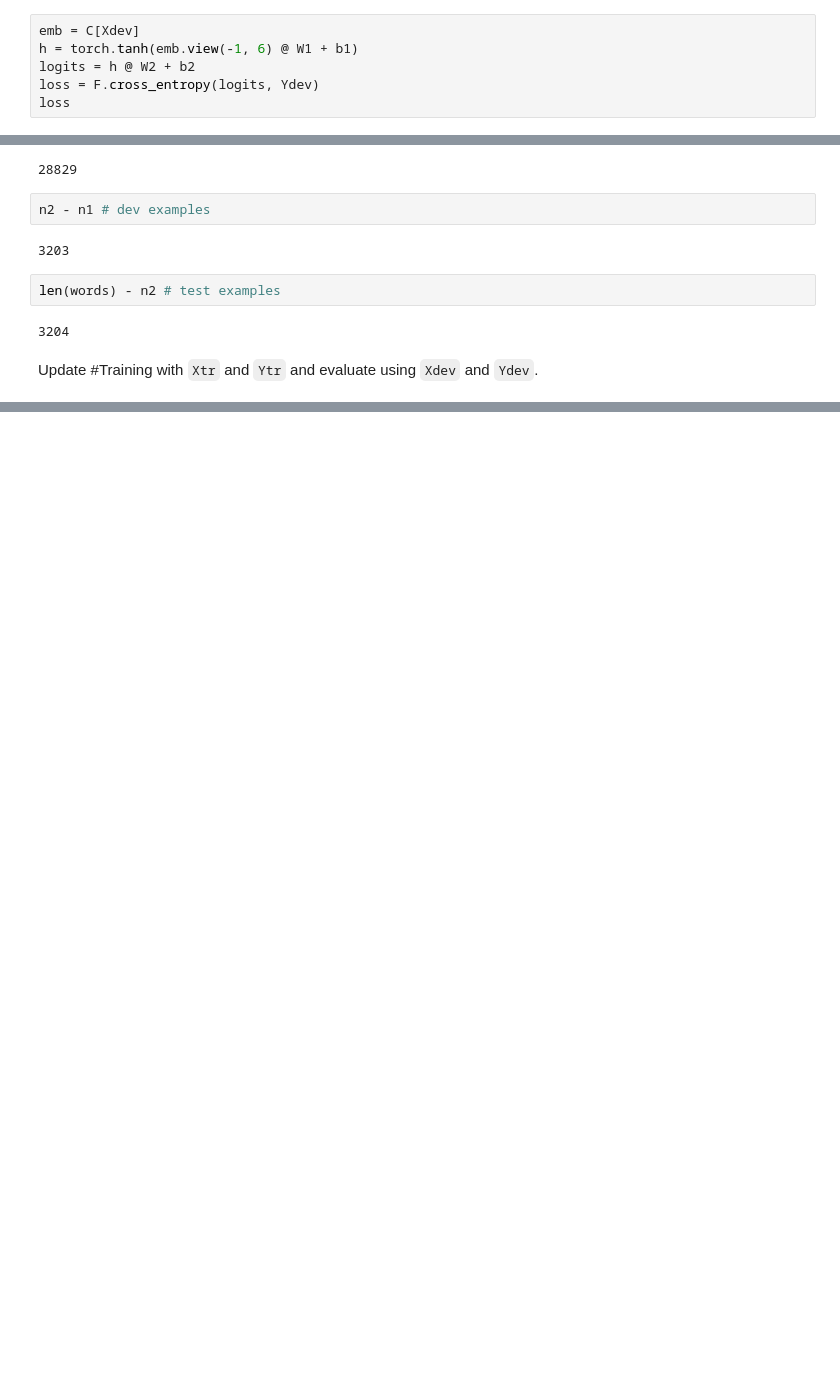
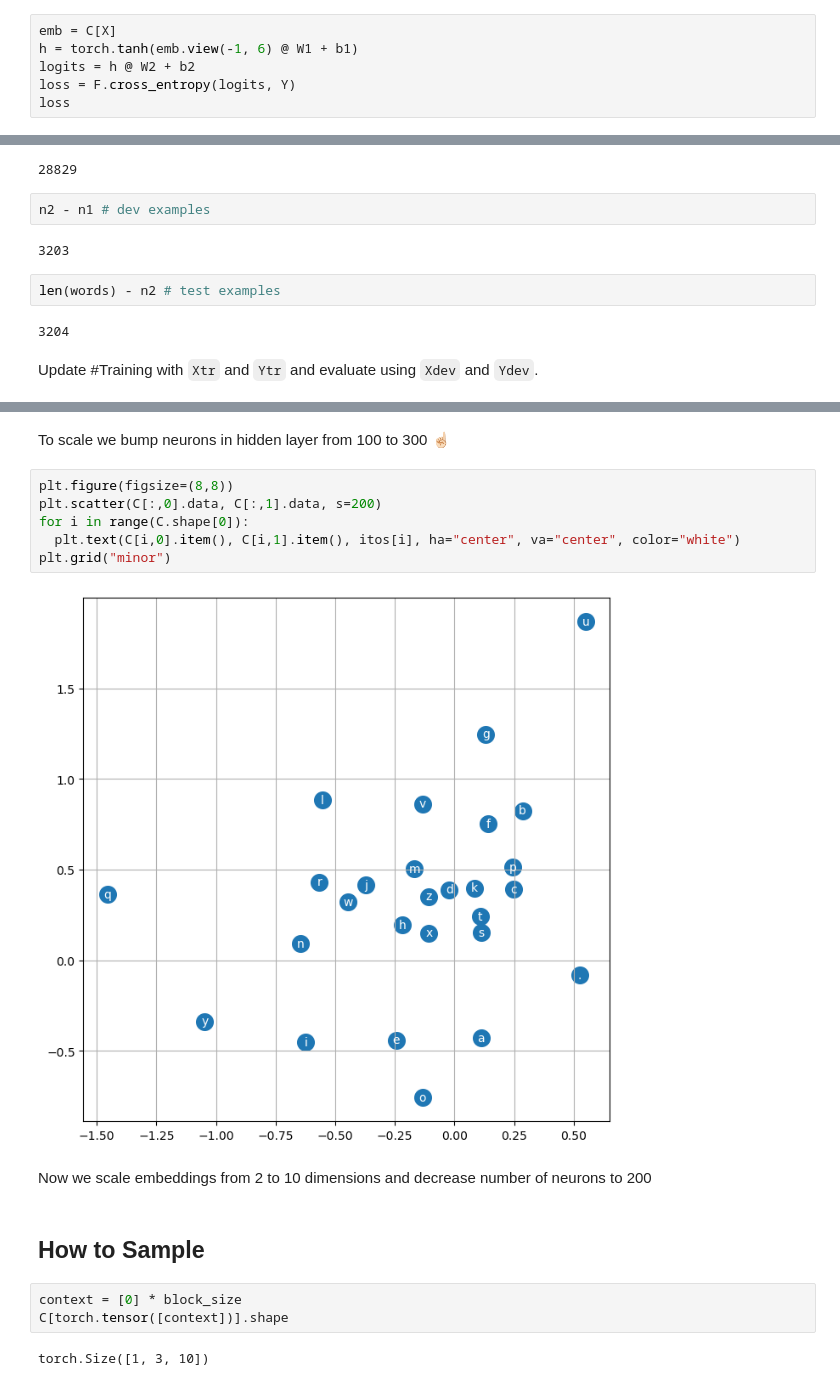
Before and after one commit to antonvasin/nn-zero-hero-solutions, a Jupyter notebook: makemore2.ipynb, the cells around one changed output, grey strips where cells are left out. Cells and saved outputs as stored; diff of their text form; blank space fills up the shorter version.

```diff
--- a/makemore2.ipynb
+++ b/makemore2.ipynb
@@ -170,9 +185,9 @@ We can introduce batching to not to iterate over all the examples every time. It
 
 The quality of gradient is lower that way. So the direction is not reliable but good enough. It's better to have approx direction and take more steps than trying to get more precise graient with fewer steps.
 # %%
-emb = C[Xdev]
+emb = C[X]
 h = torch.tanh(emb.view(-1, 6) @ W1 + b1)
 logits = h @ W2 + b2
-loss = F.cross_entropy(logits, Ydev)
+loss = F.cross_entropy(logits, Y)
 loss
 # %% [output]
@@ -247,0 +340,19 @@ Update #Training with `Xtr` and `Ytr` and evaluate using `Xdev` and `Ydev`.
+# %% [markdown]
+To scale we bump neurons in hidden layer from 100 to 300 ☝🏻
+# %%
+plt.figure(figsize=(8,8))
+plt.scatter(C[:,0].data, C[:,1].data, s=200)
+for i in range(C.shape[0]):
+  plt.text(C[i,0].item(), C[i,1].item(), itos[i], ha="center", va="center", color="white")
+plt.grid("minor")
+# %% [output]
+[figure, added]
+# %% [markdown]
+Now we scale embeddings from 2 to 10 dimensions and decrease number of neurons to 200
+# %% [markdown]
+## How to Sample
+# %%
+context = [0] * block_size
+C[torch.tensor([context])].shape
+# %% [output]
+torch.Size([1, 3, 10])
```
Also changed, not shown: parts of 28 cells of this notebook.
